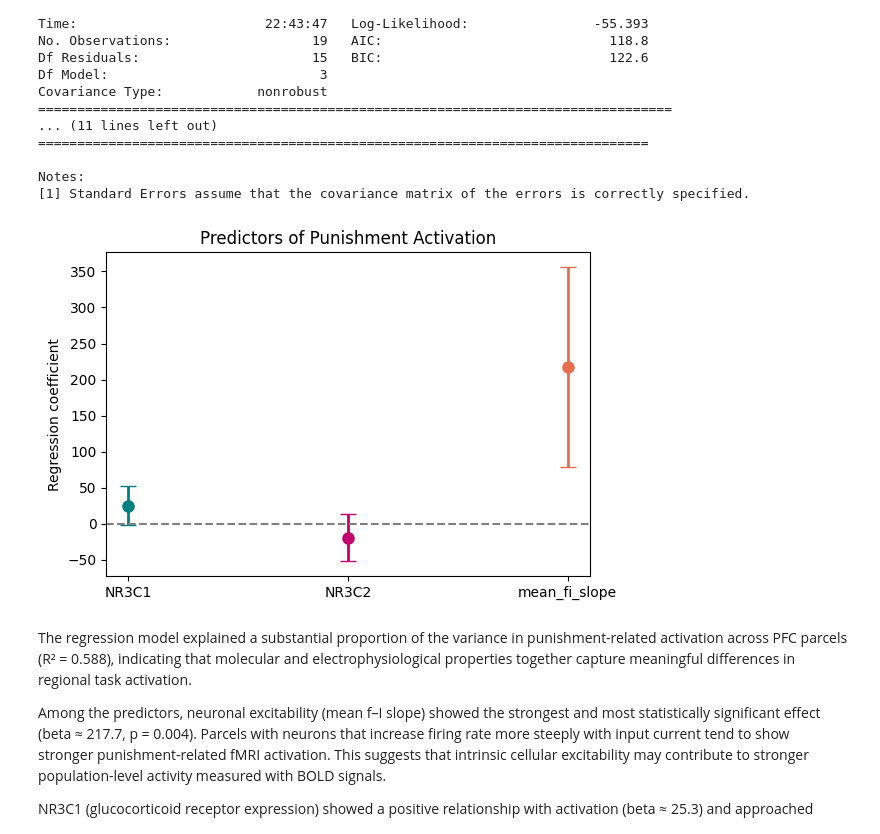
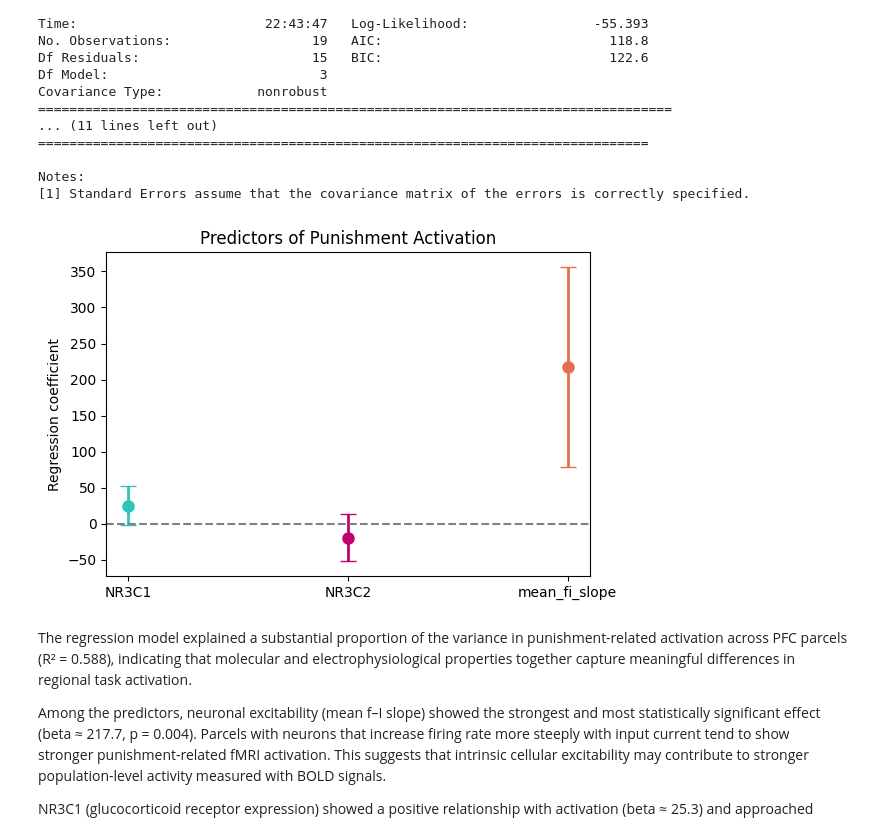
Before and after one commit to arushimunjal/BIPN162-Final-Project, a Jupyter notebook: Integrating fMRI, Gene Expression, and Electrophysiology to Study Stress Sensitivity in the Prefrontal Cortex.ipynb, the cells around one changed output. Saved outputs shown, nothing was run; the diff lists cells and outputs as text; code cells hidden in the pictures.

```diff
--- a/Integrating fMRI, Gene Expression, and Electrophysiology to Study Stress Sensitivity in the Prefrontal Cortex.ipynb
+++ b/Integrating fMRI, Gene Expression, and Electrophysiology to Study Stress Sensitivity in the Prefrontal Cortex.ipynb
@@ -1221,7 +1221,7 @@ coef_df = pd.DataFrame({
 
 # define colors per predictor for consistency with other figures
 predictor_colors = {
-    'NR3C1': '#008080',        # teal - matches gene expression figure
+    'NR3C1': '#2EC4B6',        # teal - matches gene expression figure
     'NR3C2': '#C2006E',        # fuchsia - matches gene expression figure
     'mean_fi_slope': '#E76F51' # orange - matches excitability figures
 }
@@ -1237,22 +1237,22 @@ for _, row in coef_df.iterrows():
         fmt='o',
         capsize=6,
         color=color,
         markersize=8,
         linewidth=2
     )
 
 # draw a horizontal reference line at zero
 
 plt.axhline(0, linestyle='--', color='gray')
 
 plt.ylabel("Regression coefficient")
 plt.title("Predictors of Punishment Activation")
 
 plt.savefig('regression_coefficients.png', dpi=150, bbox_inches='tight')
 plt.tight_layout()
 plt.show()
 # %% [output]
-[figure, old version]
+[figure, new version]
 # %% [markdown]
 The regression model explained a substantial proportion of the variance in punishment-related activation across PFC parcels (R² = 0.588), indicating that molecular and electrophysiological properties together capture meaningful differences in regional task activation.
 
```
Also changed, not shown: parts of 1 cell of this notebook, 2 other files.
